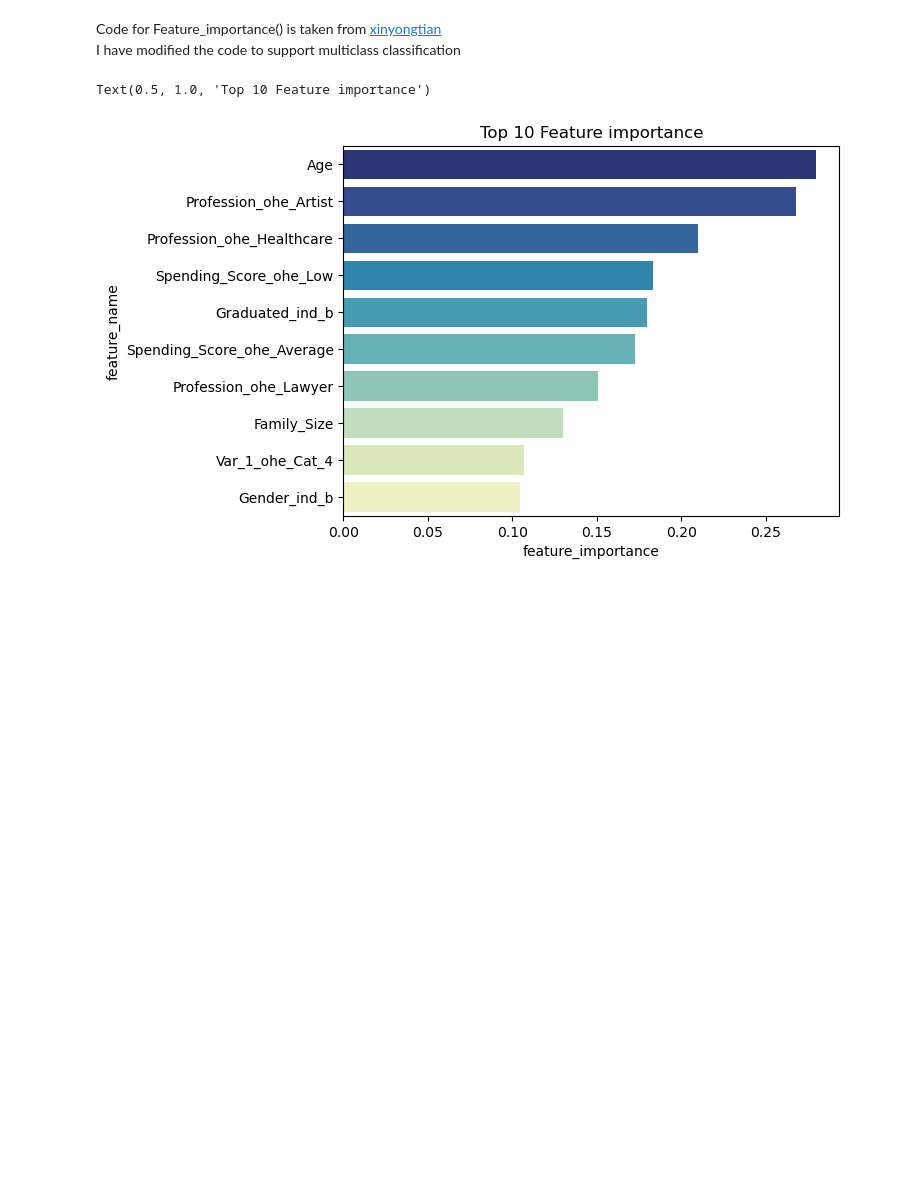
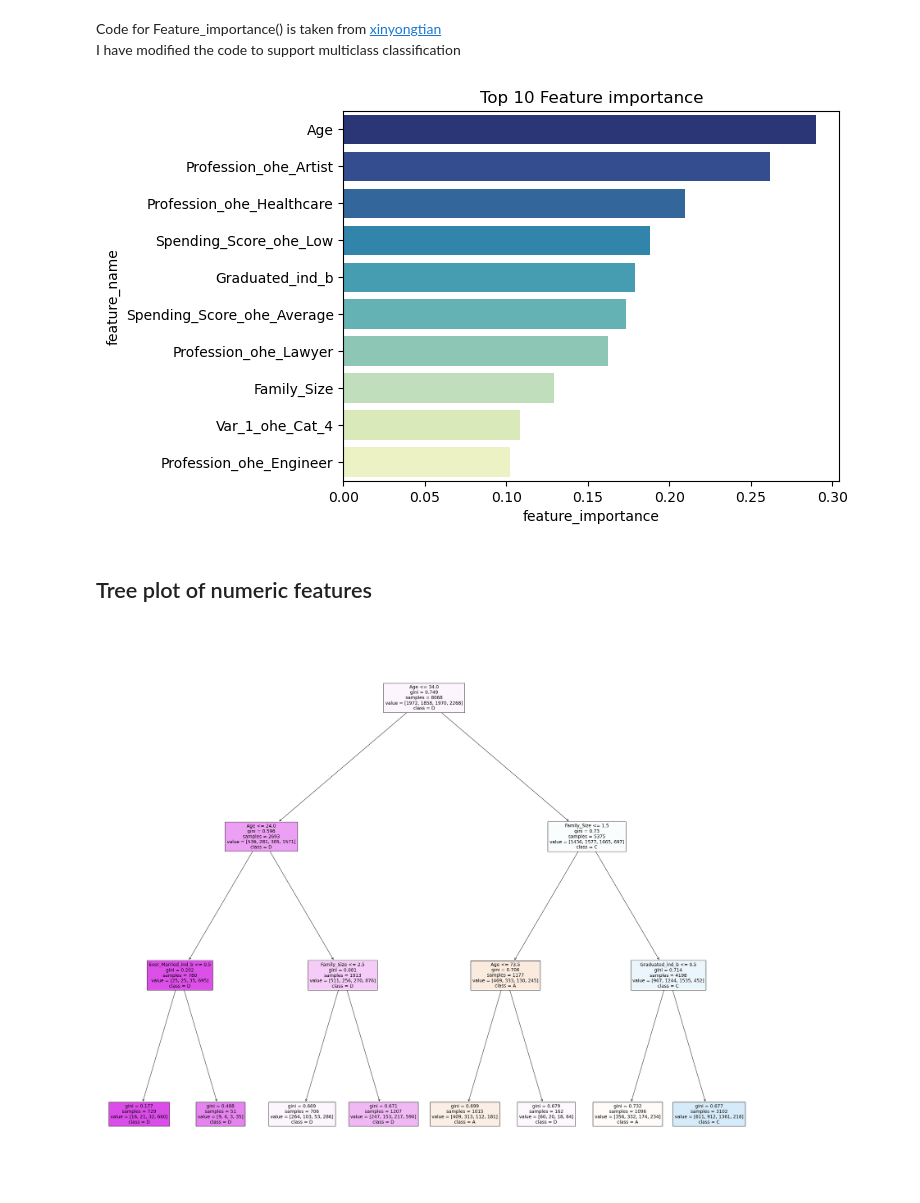
Before and after one commit to Neeraj-Prakash/Customer-Segment-Classification-Multiclass, a Jupyter notebook: 03 - Model Analysis.ipynb, the cells around one changed output. Drawn from its saved outputs; the diff is of its cells as text; code cells hidden in the pictures; blank space fills up the shorter version.

Commit message:
added tree plot

```diff
--- a/03 - Model Analysis.ipynb
+++ b/03 - Model Analysis.ipynb
@@ -177,6 +182,27 @@ FI = feature_importance(lrModel,predictions,'features',nonzero_only=False).head(
 # %%
 # Plotting top 10 feature importances
+FI = feature_importance(lrModel,predictions,'features',nonzero_only=False).head(10)
 sns.barplot(data=FI, y='feature_name',x='feature_importance', palette='YlGnBu_r').set_title('Top 10 Feature importance')
+plt.show()
 # %% [output]
-Text(0.5, 1.0, 'Top 10 Feature importance')
-[figure, old version]
+[figure, new version]
+# %% [markdown]
+## Tree plot of numeric features
+# %%
+
+from sklearn.tree import DecisionTreeClassifier
+from sklearn import tree
+dataset = processed_data.toPandas()
+features_col = num_cols+ind_b_cols
+X = dataset[features_col].values
+y = dataset['label'].values
+dtc = DecisionTreeClassifier(max_depth=3)
+
+fig = plt.figure(figsize=(35,30))
+tree_model = dtc.fit(X,y)
+_ = tree.plot_tree(dtc,
+                  feature_names=features_col,
+                  class_names=['A','B','C','D'],
+                  filled=True)
+# %% [output]
+[figure, added]
```
Also changed, not shown: parts of 11 cells of this notebook.
